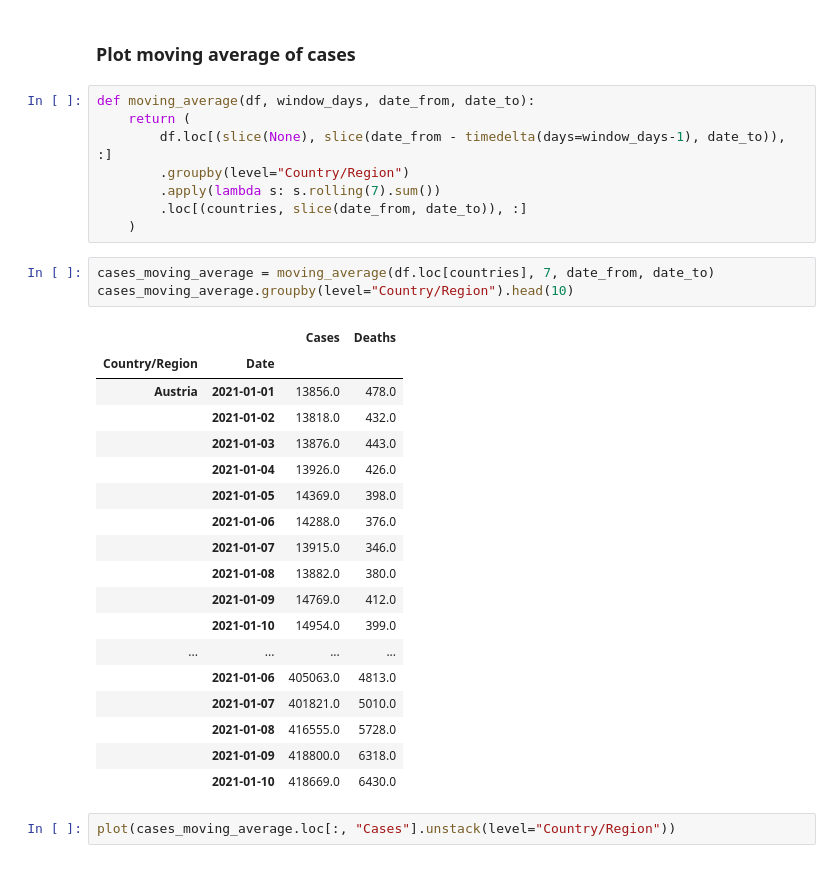
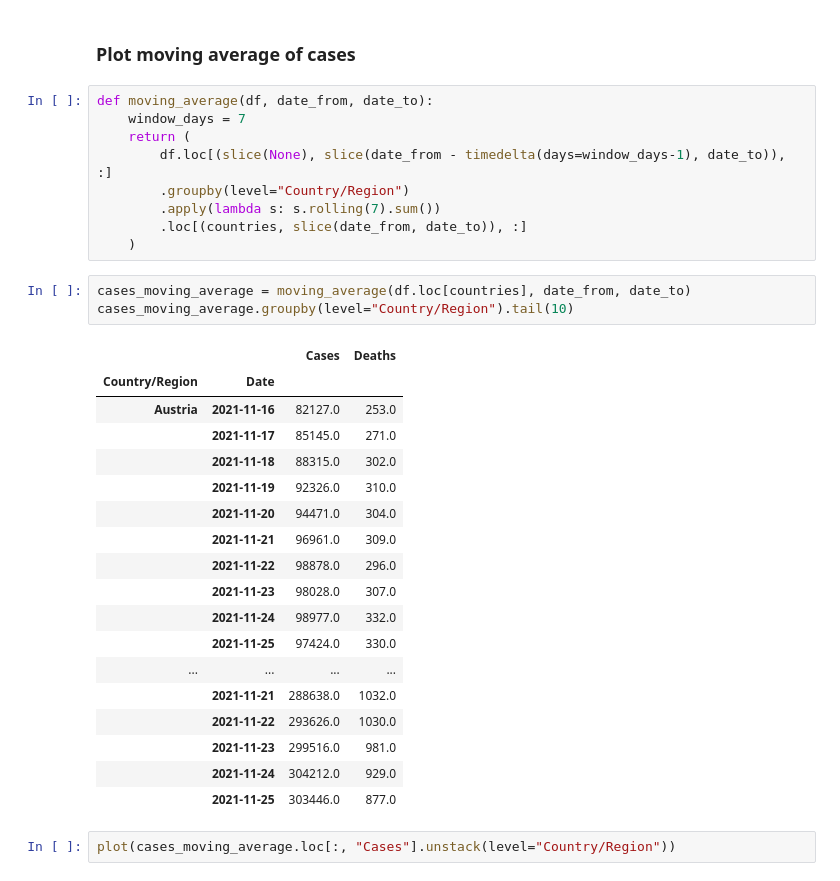
Before and after one commit to jaroslawr/jupyter-notebooks, a Jupyter notebook: dataset_covid/dataset_covid.ipynb, the cells around one changed output. Saved outputs shown, nothing was run; the diff lists cells and outputs as text.

```diff
--- a/dataset_covid/dataset_covid.ipynb
+++ b/dataset_covid/dataset_covid.ipynb
@@ -152,7 +152,8 @@ plot(cases_week_by_week.unstack(level="Country/Region"))
 # %% [markdown]
 ### Plot moving average of cases
 # %%
-def moving_average(df, window_days, date_from, date_to):
+def moving_average(df, date_from, date_to):
+    window_days = 7
     return (
         df.loc[(slice(None), slice(date_from - timedelta(days=window_days-1), date_to)), :]
         .groupby(level="Country/Region")
@@ -160,27 +161,27 @@ def moving_average(df, window_days, date_from, date_to):
         .loc[(countries, slice(date_from, date_to)), :]
     )
 # %%
-cases_moving_average = moving_average(df.loc[countries], 7, date_from, date_to)
-cases_moving_average.groupby(level="Country/Region").head(10)
+cases_moving_average = moving_average(df.loc[countries], date_from, date_to)
+cases_moving_average.groupby(level="Country/Region").tail(10)
 # %% [output]
 |  |  | Cases | Deaths |
 | Country/Region | Date |  |  |
-| Austria | 2021-01-01 | 13856.0 | 478.0 |
-|  | 2021-01-02 | 13818.0 | 432.0 |
-|  | 2021-01-03 | 13876.0 | 443.0 |
-|  | 2021-01-04 | 13926.0 | 426.0 |
-|  | 2021-01-05 | 14369.0 | 398.0 |
-|  | 2021-01-06 | 14288.0 | 376.0 |
-|  | 2021-01-07 | 13915.0 | 346.0 |
-|  | 2021-01-08 | 13882.0 | 380.0 |
-|  | 2021-01-09 | 14769.0 | 412.0 |
-|  | 2021-01-10 | 14954.0 | 399.0 |
+| Austria | 2021-11-16 | 82127.0 | 253.0 |
+|  | 2021-11-17 | 85145.0 | 271.0 |
+|  | 2021-11-18 | 88315.0 | 302.0 |
+|  | 2021-11-19 | 92326.0 | 310.0 |
+|  | 2021-11-20 | 94471.0 | 304.0 |
+|  | 2021-11-21 | 96961.0 | 309.0 |
+|  | 2021-11-22 | 98878.0 | 296.0 |
+|  | 2021-11-23 | 98028.0 | 307.0 |
+|  | 2021-11-24 | 98977.0 | 332.0 |
+|  | 2021-11-25 | 97424.0 | 330.0 |
 | ... | ... | ... | ... |
-|  | 2021-01-06 | 405063.0 | 4813.0 |
-|  | 2021-01-07 | 401821.0 | 5010.0 |
-|  | 2021-01-08 | 416555.0 | 5728.0 |
-|  | 2021-01-09 | 418800.0 | 6318.0 |
-|  | 2021-01-10 | 418669.0 | 6430.0 |
+|  | 2021-11-21 | 288638.0 | 1032.0 |
+|  | 2021-11-22 | 293626.0 | 1030.0 |
+|  | 2021-11-23 | 299516.0 | 981.0 |
+|  | 2021-11-24 | 304212.0 | 929.0 |
+|  | 2021-11-25 | 303446.0 | 877.0 |
 # %%
 plot(cases_moving_average.loc[:, "Cases"].unstack(level="Country/Region"))
 # %% [output]
```
Also changed, not shown: parts of 3 cells of this notebook, 1 other file.
